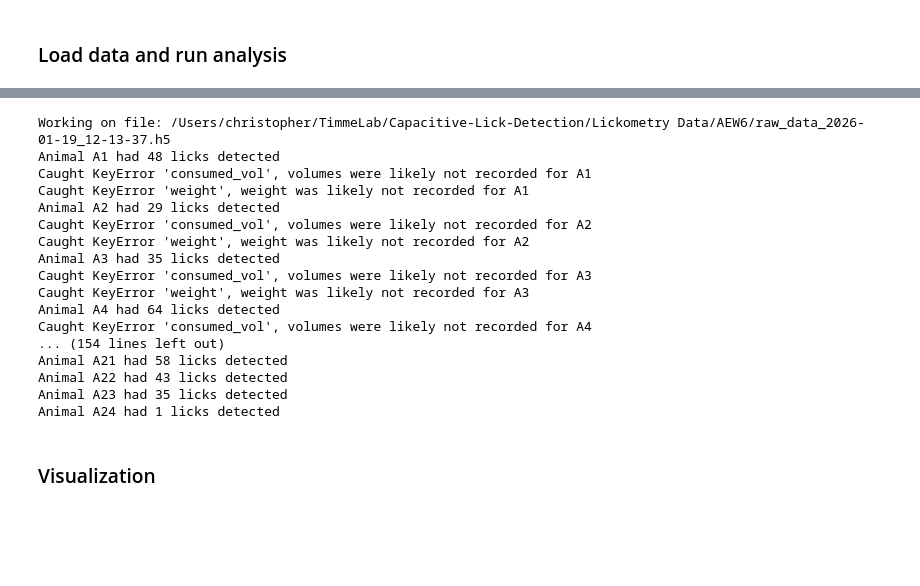
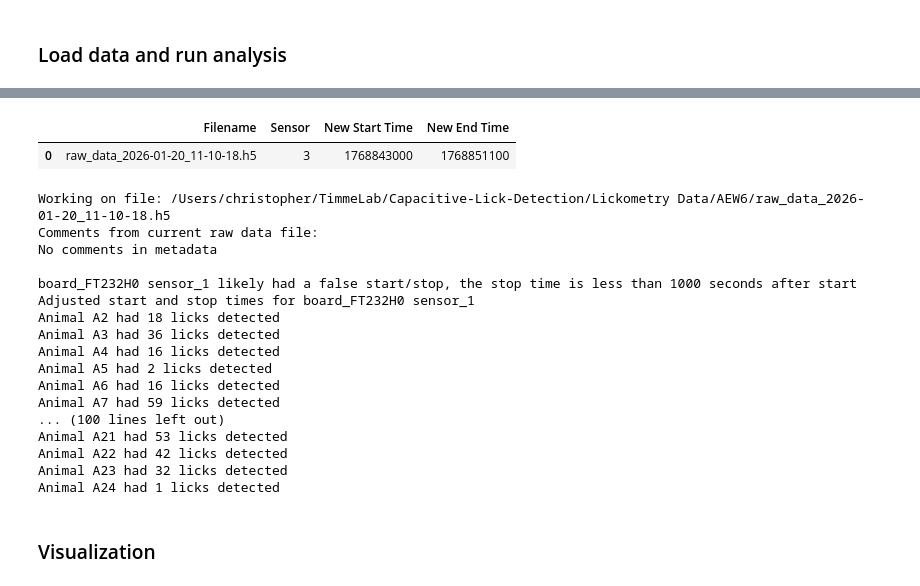
Before and after one commit to TimmeLab/CLiQR, a Jupyter notebook: DataAnalysis.ipynb, the cells around one changed output, grey strips where cells are left out. Drawn from its saved outputs; the diff is of its cells as text; code cells hidden in the pictures; blank space fills up the shorter version.

```diff
--- a/DataAnalysis.ipynb
+++ b/DataAnalysis.ipynb
@@ -47,3 +134,14 @@ pn.Column(
+# %%
+# Change the filename below to select the time fix file you created (or skip this cell)
+# This will be passed as an argument to the filter_data function, and any sensors included
+# will have their start_time and stop_time values ignored and replaced with those in this file.
+time_fix = os.path.join(data_dir, "time_fix.xlsx")
+time_fix_df = pd.read_excel(time_fix, index_col=None, header=0)
+
+time_fix_df.head() # For double checking the correct file was selected
+# %% [output]
+|  | Filename | Sensor | New Start Time | New End Time |
+| 0 | raw_data_2026-01-20_11-10-18.h5 | 3 | 1768843000 | 1768851100 |
 # %%
 # Loop through data files and run the filter_data script on them
 for raw_data_filename in fs.value:
@@ -52,24 +150,30 @@ for raw_data_filename in fs.value:
     filtered_data_filename_base = "filtered" + raw_data_filename_base[3:]
     filtered_data_filename = os.path.join(os.path.dirname(raw_data_filename), filtered_data_filename_base)
     with h5py.File(raw_data_filename, 'r') as raw_h5, h5py.File(filtered_data_filename, 'w') as filtered_h5:
-        filter_data(raw_h5, filtered_h5, layout, raw_data_filename[:-3] + '.log')
+        try:
+            print(f"Comments from current raw data file:")
+            print(raw_h5['comments'][()] + "\n")
+        except KeyError:
+            print("No comments in metadata\n")
+        filter_data(raw_h5, filtered_h5, layout, raw_data_filename[:-3] + '.log', time_fix)
+    print("") # newline to make space between each different file
 # %% [output]
-Working on file: /Users/christopher/TimmeLab/Capacitive-Lick-Detection/Lickometry Data/AEW6/raw_data_2026-01-19_12-13-37.h5
-Animal A1 had 48 licks detected
-Caught KeyError 'consumed_vol', volumes were likely not recorded for A1
-Caught KeyError 'weight', weight was likely not recorded for A1
-Animal A2 had 29 licks detected
-Caught KeyError 'consumed_vol', volumes were likely not recorded for A2
-Caught KeyError 'weight', weight was likely not recorded for A2
-Animal A3 had 35 licks detected
-Caught KeyError 'consumed_vol', volumes were likely not recorded for A3
-Caught KeyError 'weight', weight was likely not recorded for A3
-Animal A4 had 64 licks detected
-Caught KeyError 'consumed_vol', volumes were likely not recorded for A4
-... (154 lines left out)
-Animal A21 had 58 licks detected
-Animal A22 had 43 licks detected
-Animal A23 had 35 licks detected
+Working on file: /Users/christopher/TimmeLab/Capacitive-Lick-Detection/Lickometry Data/AEW6/raw_data_2026-01-20_11-10-18.h5
+Comments from current raw data file:
+No comments in metadata
+
+board_FT232H0 sensor_1 likely had a false start/stop, the stop time is less than 1000 seconds after start
+Adjusted start and stop times for board_FT232H0 sensor_1
+Animal A2 had 18 licks detected
+Animal A3 had 36 licks detected
+Animal A4 had 16 licks detected
+Animal A5 had 2 licks detected
+Animal A6 had 16 licks detected
+Animal A7 had 59 licks detected
+... (100 lines left out)
+Animal A21 had 53 licks detected
+Animal A22 had 42 licks detected
+Animal A23 had 32 licks detected
 Animal A24 had 1 licks detected
 # %% [markdown]
 ### Visualization
```
Also changed, not shown: parts of 4 cells of this notebook, 1 other file.
